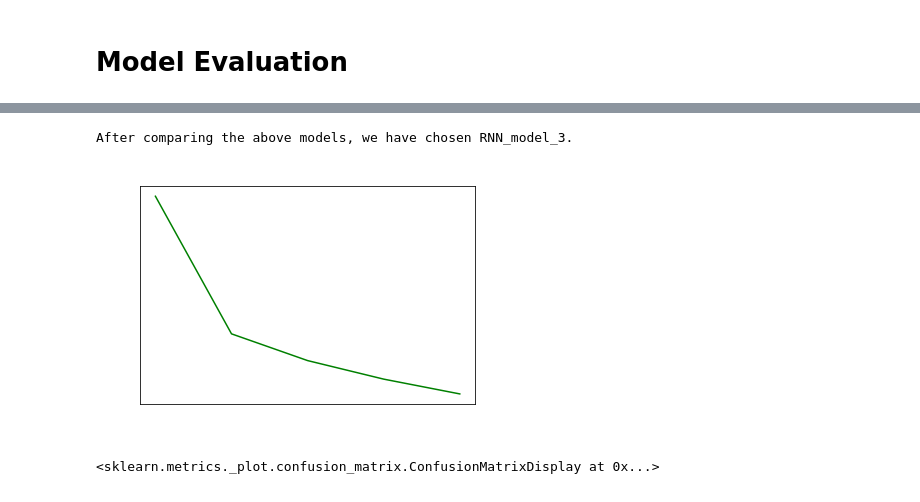
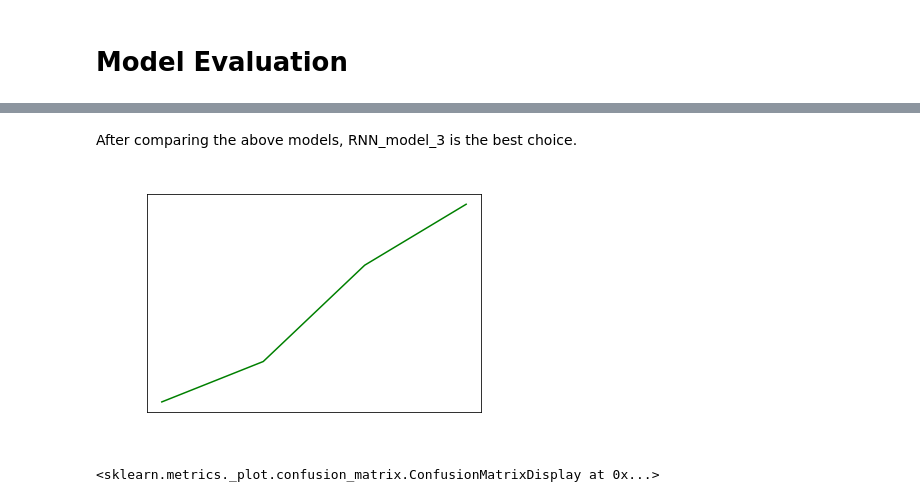
Before and after one commit to sabinabains/dsc-phase-4-project, a Jupyter notebook: dsc-phase-4-project 8.1.22.ipynb, the cells around one changed output, grey strips where cells are left out. Cells and saved outputs as stored; diff of their text form; code cells hidden in the pictures.

```diff
--- a/dsc-phase-4-project 8.1.22.ipynb
+++ b/dsc-phase-4-project 8.1.22.ipynb
@@ -531,5 +527,5 @@ Non-trainable params: 0
 _________________________________________________________________
 # %%
 # running second model
-history_rnn_3 = rnn_model_3.fit(X_train_pad, y_train_d, epochs=5, batch_size=32, validation_split=0.1)
+history_rnn_3 = rnn_model_3.fit(X_train_pad, y_train_d, epochs=4, batch_size=32, validation_split=0.1)
 # %% [output]
@@ -639,26 +625,22 @@ for idx, model in enumerate([rnn_model_1, rnn_model_2, rnn_model_3, rnn_model_4]
     Train Accuracy = 84.0%
     Test Accuracy = 76.4%
     ------
-# %%
-print('''
-After comparing the above models, RNN_model_3 is the best choice.
-''')
-# %% [output]
-After comparing the above models, we have chosen RNN_model_3.
+# %% [markdown]
+After comparing the above models, RNN_model_3 is the best choice.
 # %%
 # Plot the loss vs the number of epoch
 history_dict = history_rnn_3.history
-loss_values = history_dict['loss']
+loss_values = history_dict['val_loss']
 
 epochs = range(1, len(loss_values) + 1)
 plt.plot(epochs, loss_values, 'g', label='Training loss')
 
-plt.title('Training loss for RNN Model 5')
+plt.title('Testing loss for RNN Model 5')
 plt.xlabel('Epochs')
 plt.ylabel('Loss')
 plt.show()
 # %% [output]
-[figure, old version]
+[figure, new version]
 # %%
 # Now that we have our final trained model, we will use the X_test to predict our y_pred values, since this data has no data leakage.
 y_pred = np.argmax(rnn_model_3.predict(X_test_pad), axis = -1)
```
Also changed, not shown: parts of 18 cells of this notebook, 6 other files.
